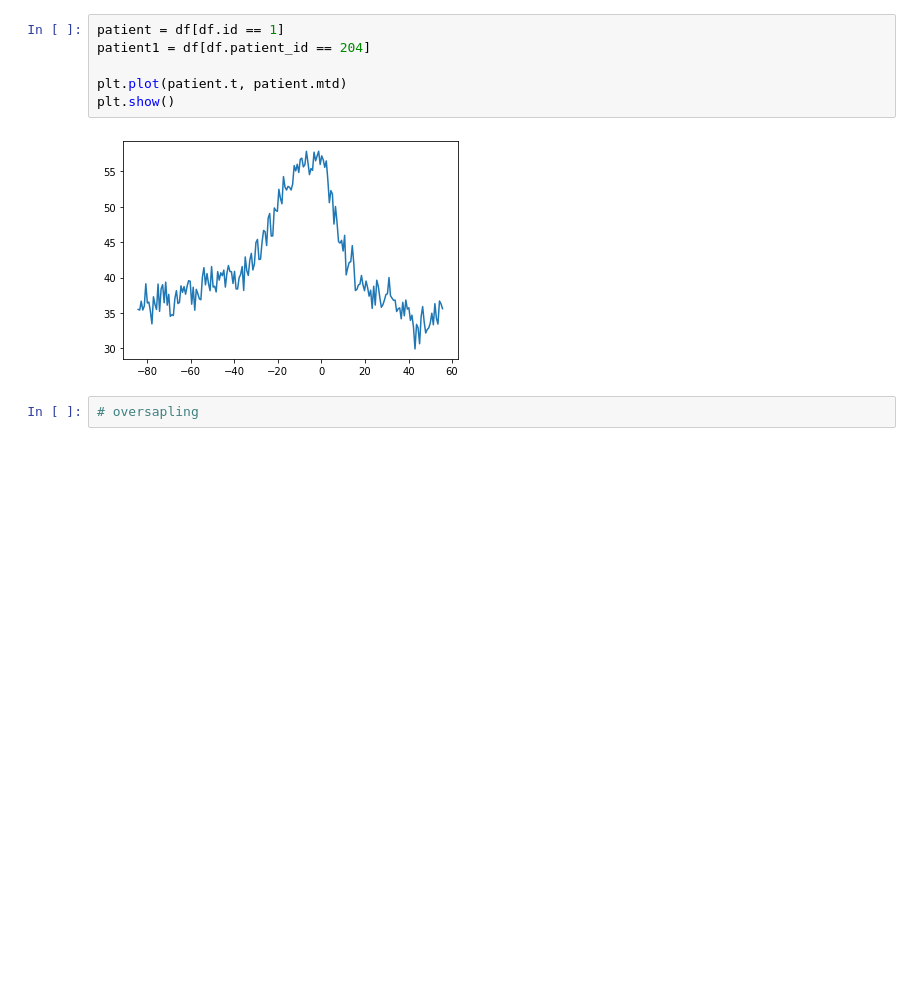
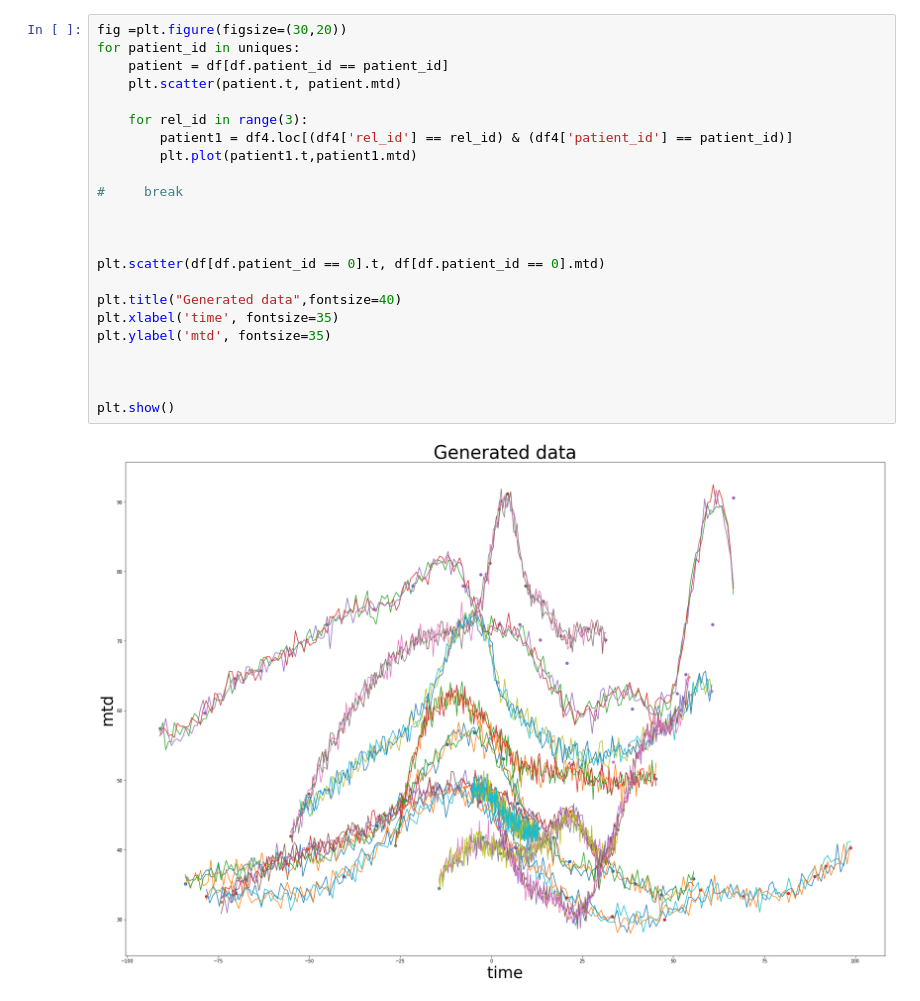
Before and after one commit to sgrzegorz/CancerTherapyPrediction, a Jupyter notebook: interpolation.ipynb, the cells around one changed output. Cells and saved outputs as stored; diff of their text form; blank space fills up the shorter version.

```diff
--- a/interpolation.ipynb
+++ b/interpolation.ipynb
@@ -107,10 +134,25 @@ df
-# %%
-patient = df[df.id == 1]
-patient1 = df[df.patient_id == 204]
-
-plt.plot(patient.t, patient.mtd)
-plt.show()
-# %% [output]
-[figure, removed]
-# %%
-# oversapling
+# %%
+fig =plt.figure(figsize=(30,20))
+for patient_id in uniques:
+    patient = df[df.patient_id == patient_id]
+    plt.scatter(patient.t, patient.mtd)
+
+    for rel_id in range(3):
+        patient1 = df4.loc[(df4['rel_id'] == rel_id) & (df4['patient_id'] == patient_id)]
+        plt.plot(patient1.t,patient1.mtd)
+
+#     break
+
+
+
+plt.scatter(df[df.patient_id == 0].t, df[df.patient_id == 0].mtd)
+
+plt.title("Generated data",fontsize=40)
+plt.xlabel('time', fontsize=35)
+plt.ylabel('mtd', fontsize=35)
+
+
+
+plt.show()
+# %% [output]
+[figure, added]
```
Also changed, not shown: parts of 7 cells of this notebook.
